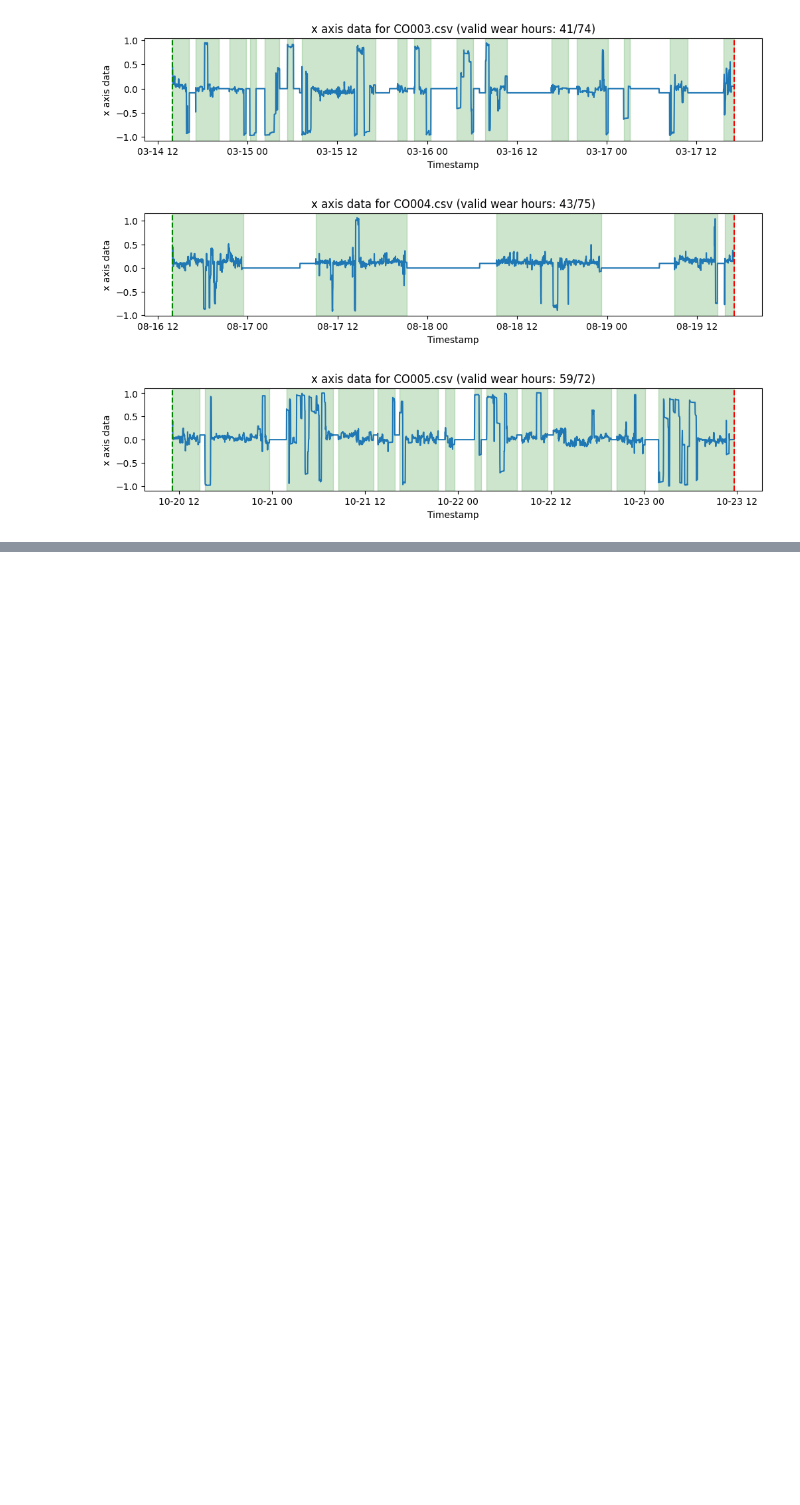
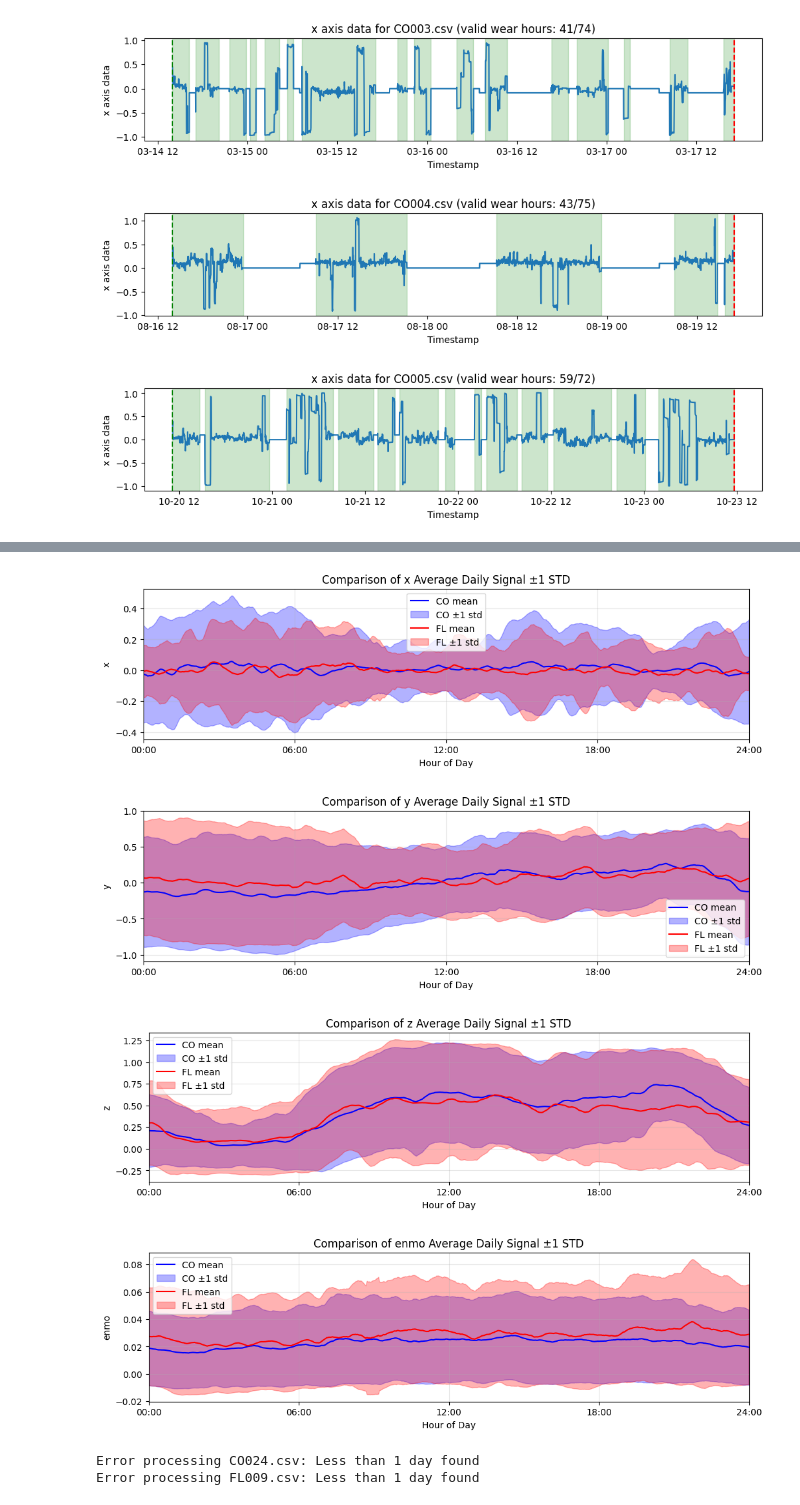
Before and after one commit to jlohunecke/LTMM_Analysis, a Jupyter notebook: exploration.ipynb, the cells around one changed output, grey strips where cells are left out. Saved outputs shown, nothing was run; the diff lists cells and outputs as text; code cells hidden in the pictures; blank space fills up the shorter version.

Commit message:
mean and std plots

```diff
--- a/exploration.ipynb
+++ b/exploration.ipynb
@@ -483,0 +23,13 @@ bulk_features.get_summary_dataframe()
+# %%
+compare_cohorts_daily_signal(co_pattern="CO*.csv", fl_pattern="FL*.csv", folder="minute_level_modified", columns=['x','y','z','enmo'], window=30)
+# %% [output]
+[figure, added]
+[figure, added]
+[figure, added]
+[figure, added]
+# %%
+co_handlers, co_cosinor_age_inputs = load_cohort_data(modified_dir="minute_level_modified", header_dir="headers", pattern="CO*.csv", preprocess_args=None)
+fl_handlers, fl_cosinor_age_inputs = load_cohort_data(modified_dir="minute_level_modified", header_dir="headers", pattern="FL*.csv", preprocess_args=None)
+# %% [output]
+Error processing CO024.csv: Less than 1 day found
+Error processing FL009.csv: Less than 1 day found
```
Also changed, not shown: parts of 9 cells of this notebook, 1 other file.
